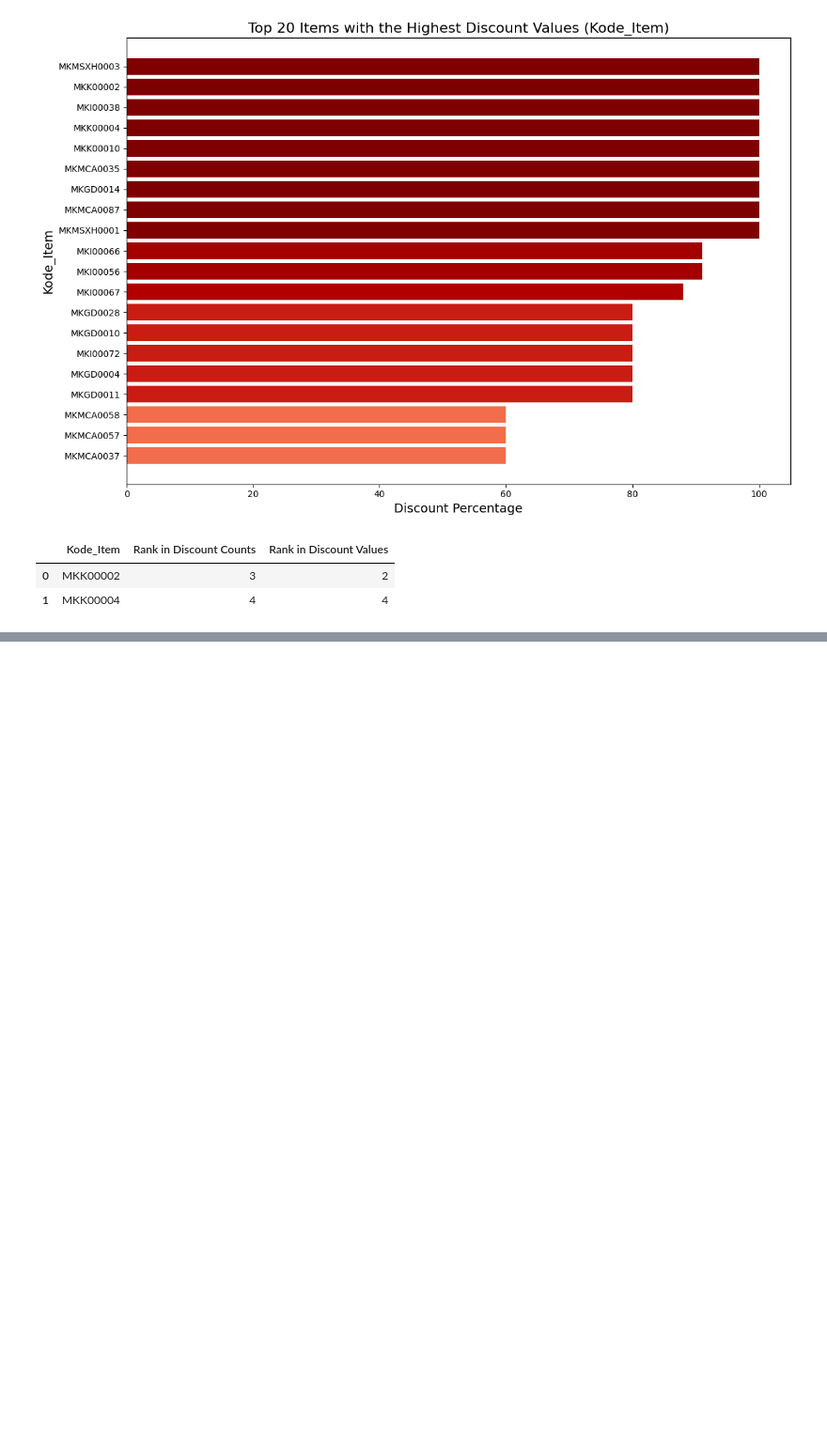
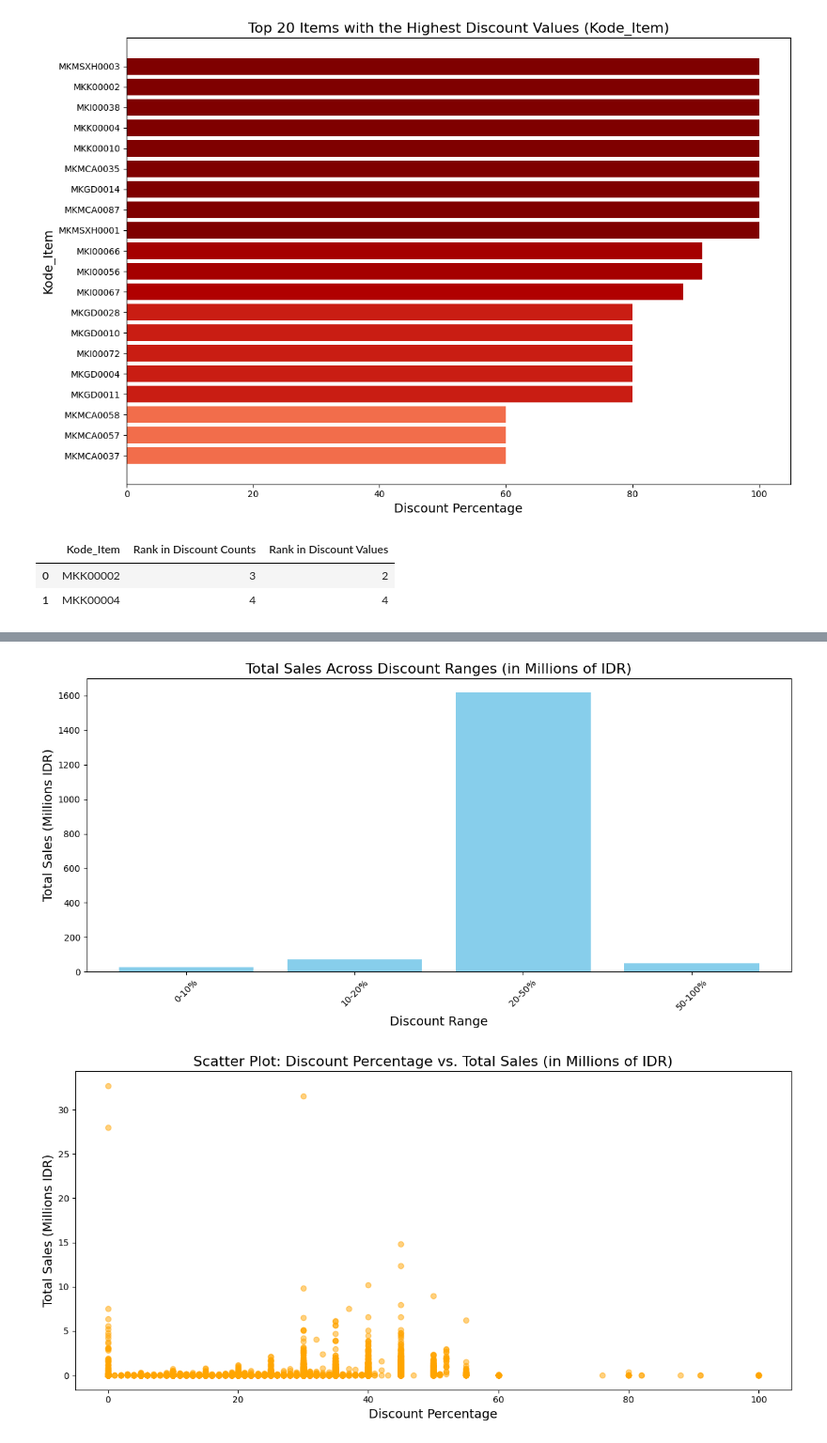
Before and after one commit to AdityaIKO/MK, a Jupyter notebook: trial2.ipynb, the cells around one changed output, grey strips where cells are left out. Shown at 94% size. Saved outputs shown, nothing was run; the diff lists cells and outputs as text; code cells hidden in the pictures; blank space fills up the shorter version.

```diff
--- a/trial2.ipynb
+++ b/trial2.ipynb
@@ -297,0 +322,35 @@ combined_ranks
+# %%
+# Group items into discount ranges and analyze total sales and quantity sold
+discount_ranges = pd.cut(df['Potongan%'], bins=[0, 10, 20, 50, 100], labels=['0-10%', '10-20%', '20-50%', '50-100%'])
+discount_impact = df.groupby(discount_ranges).agg({
+    'Jumlah': 'sum',  # Total quantity sold
+    'Total': 'sum'    # Total sales
+}).rename(columns={
+    'Jumlah': 'Total Quantity Sold',
+    'Total': 'Total Sales'
+})
+
+# Convert Total Sales to millions of IDR for readability
+discount_impact['Total Sales (Millions)'] = discount_impact['Total Sales'] / 1e6
+
+# Visualize the updated bar chart with total sales in millions of IDR
+plt.figure(figsize=(12, 6))
+plt.bar(discount_impact.index, discount_impact['Total Sales (Millions)'], color='skyblue')
+plt.title('Total Sales Across Discount Ranges (in Millions of IDR)', fontsize=16)
+plt.xlabel('Discount Range', fontsize=14)
+plt.ylabel('Total Sales (Millions IDR)', fontsize=14)
+plt.xticks(rotation=45)
+plt.tight_layout()
+plt.show()
+
+# Update scatter plot for discounts vs. total sales (in millions of IDR)
+plt.figure(figsize=(12, 6))
+plt.scatter(df['Potongan%'], df['Total'] / 1e6, alpha=0.5, color='orange')
+plt.title('Scatter Plot: Discount Percentage vs. Total Sales (in Millions of IDR)', fontsize=16)
+plt.xlabel('Discount Percentage', fontsize=14)
+plt.ylabel('Total Sales (Millions IDR)', fontsize=14)
+plt.tight_layout()
+plt.show()
+# %% [output]
+[figure, added]
+[figure, added]
```
Also changed, not shown: parts of 10 cells of this notebook, 2 other files.
